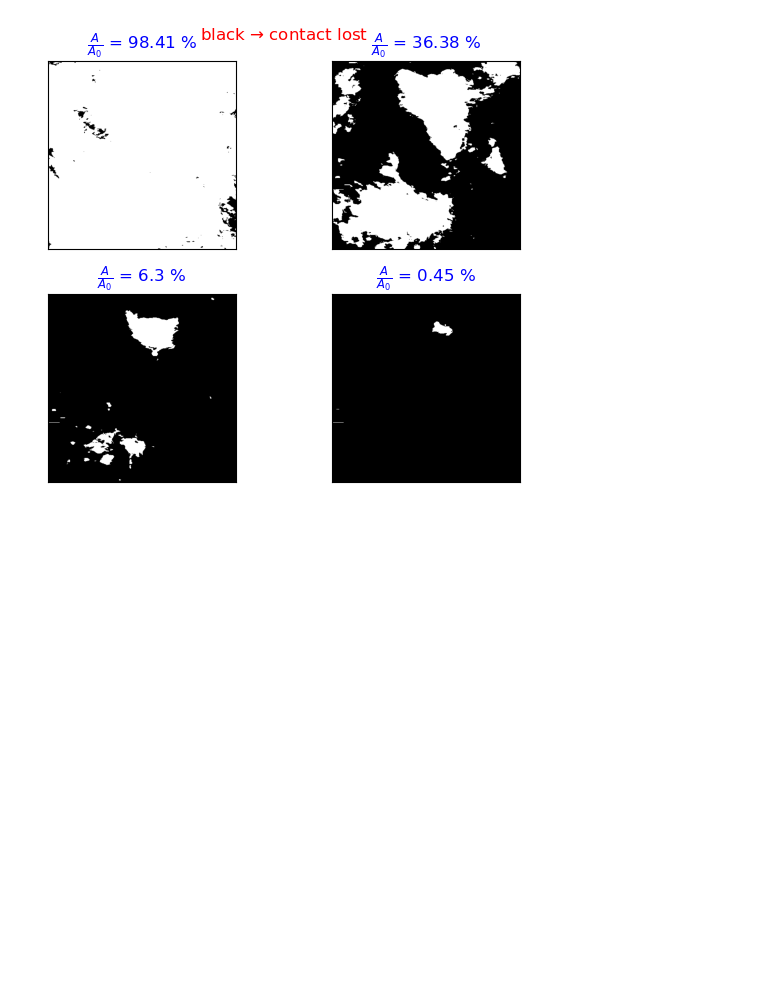
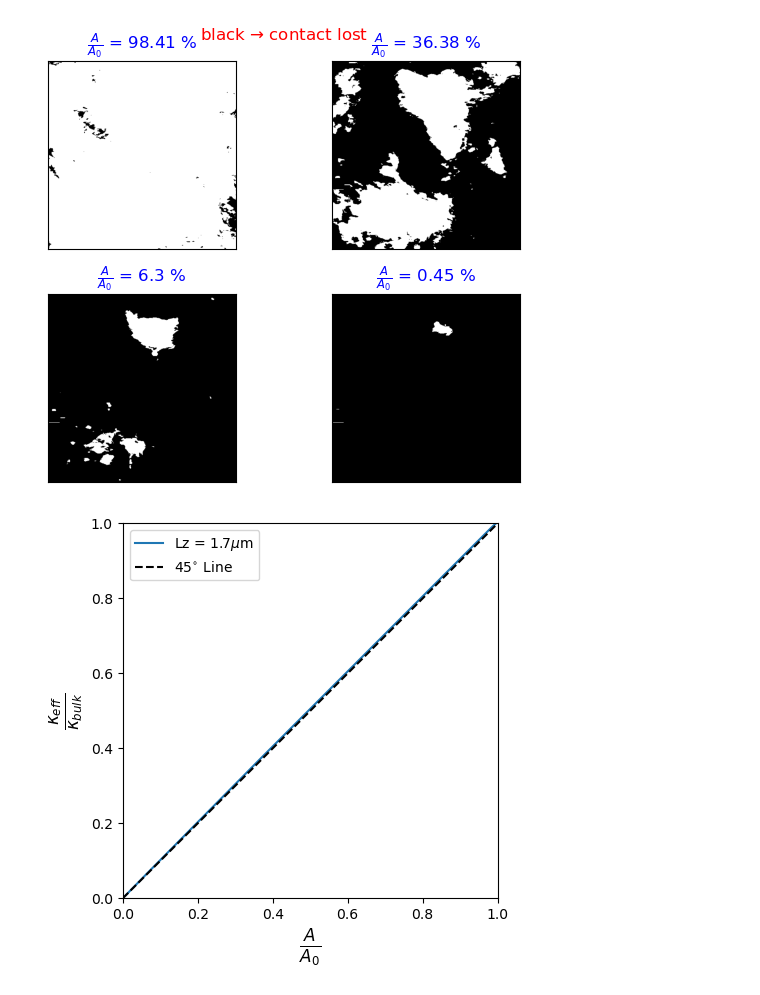
Before and after one commit to molel-gt/ssb, a Jupyter notebook: reports.ipynb, the cells around one changed output. Saved outputs shown, nothing was run; the diff lists cells and outputs as text; code cells hidden in the pictures; blank space fills up the shorter version.

```diff
--- a/reports.ipynb
+++ b/reports.ipynb
@@ -144,0 +134,14 @@ plt.savefig('figures/short-limit-effective-conductivity-ratio.png', dpi=1200)
+# %%
+fig, ax = plt.subplots()
+ax.plot(df2['area_fraction'], df2['effective_conductivity_ratio'], label='Lz = 1.7$\mu$m');
+ax.set_xlim([0, 1]);
+ax.set_ylim([0, 1]);
+ax.set_box_aspect(1);
+ax.plot([0, 1], [0, 1], '--', color='k', label='45$^{\circ}$ Line');
+ax.legend();
+ax.set_xlabel(r'$\frac{A}{A_0}$', fontdict={'fontsize': 'xx-large'});
+ax.set_ylabel(r'$\frac{\kappa_{eff}}{\kappa_{bulk}}$', fontdict={'fontsize': 'xx-large'});
+plt.tight_layout();
+plt.savefig('figures/short-limit-effective-conductivity-ratio.png', dpi=1200);
+# %% [output]
+[figure, added]
```
Also changed, not shown: parts of 3 cells of this notebook.
